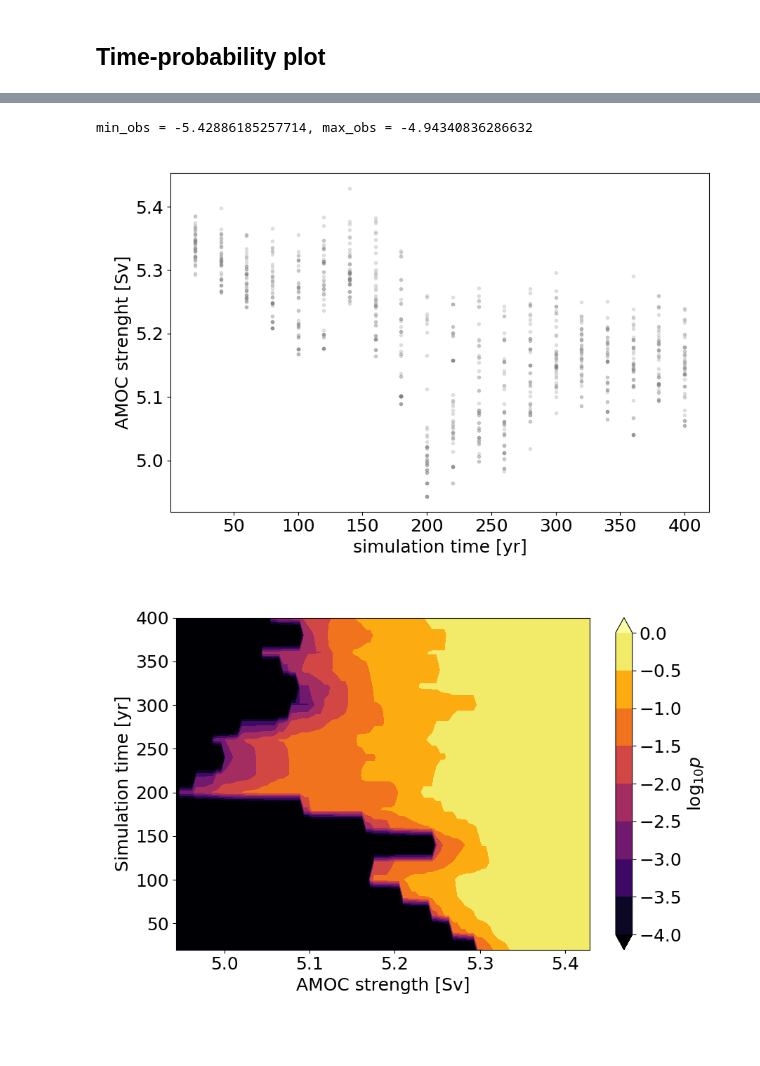
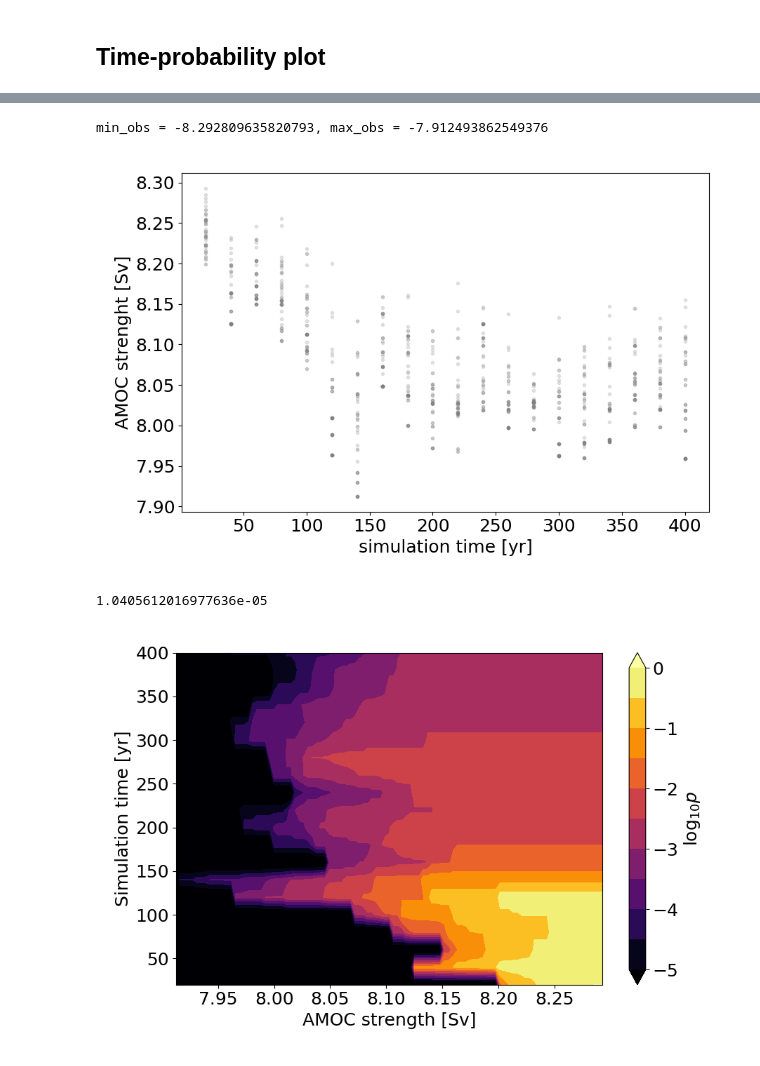
Before and after one commit to AlessandroLovo/REA-Veros, a Jupyter notebook: demo/time_analysis.ipynb, the cells around one changed output, grey strips where cells are left out. Saved outputs shown, nothing was run; the diff lists cells and outputs as text; code cells hidden in the pictures.

```diff
--- a/demo/time_analysis.ipynb
+++ b/demo/time_analysis.ipynb
@@ -55,7 +55,8 @@ def f(x, a):
 # folder = '../veros/__test__/r2_minimal'
 # folder = '../veros/__test__/r01--k__16--nens__50--T__5_minimal'
 
-folder = '../veros/__test__/rf1_minimal'
+# folder = '../veros/__test__/rf1_minimal'
+folder = '../veros/__test__/rk30_minimal'
 # %% [markdown]
 ## Probabilities
 # %%
@@ -173,8 +174,8 @@ fig.tight_layout()
 
 print(f'{min_obs = }, {max_obs = }')
 # %% [output]
-min_obs = -5.42886185257714, max_obs = -4.94340836286632
+min_obs = -8.292809635820793, max_obs = -7.912493862549376
-[figure, old version]
+[figure, new version]
 # %%
 min_obs = -8.5
 max_obs = -7.5
@@ -186,20 +187,27 @@ es = np.array([[expectation(run, f, a=_a, mode=mode) for _a in a] for run in run
 # %%
 plt.close(2)
 fig,ax = plt.subplots(num=2, figsize=(9,6))
 
-plt.contourf(-a, dur, np.log10(uplt.nominal_value(es)+1e-7), levels=np.linspace(-4,0,9),
+min_es = uplt.nominal_value(np.min(es[es > 0]))
+print(min_es)
+first_lev = np.floor(np.log10(min_es))
+
+plt.contourf(-a, dur, np.log10(uplt.nominal_value(es) + 10**(first_lev - 1)),
+             # levels=np.linspace(-4,0,9),
+             levels = np.arange(first_lev,0.2, 0.5),
              # cmap='Greys_r',
              cmap='inferno',
              extend='both')
 
 plt.colorbar(label=r'$\log_{10}p$')
 
 if mode == 'abs':
     plt.xlabel('AMOC strength [Sv]')
 else:
     plt.xlabel('AMOC strength difference [Sv]')
 plt.ylabel('Simulation time [yr]')
 
 fig.tight_layout()
 # %% [output]
+1.0405612016977636e-05
-[figure, old version]
+[figure, new version]
```
Also changed, not shown: parts of 2 cells of this notebook.
